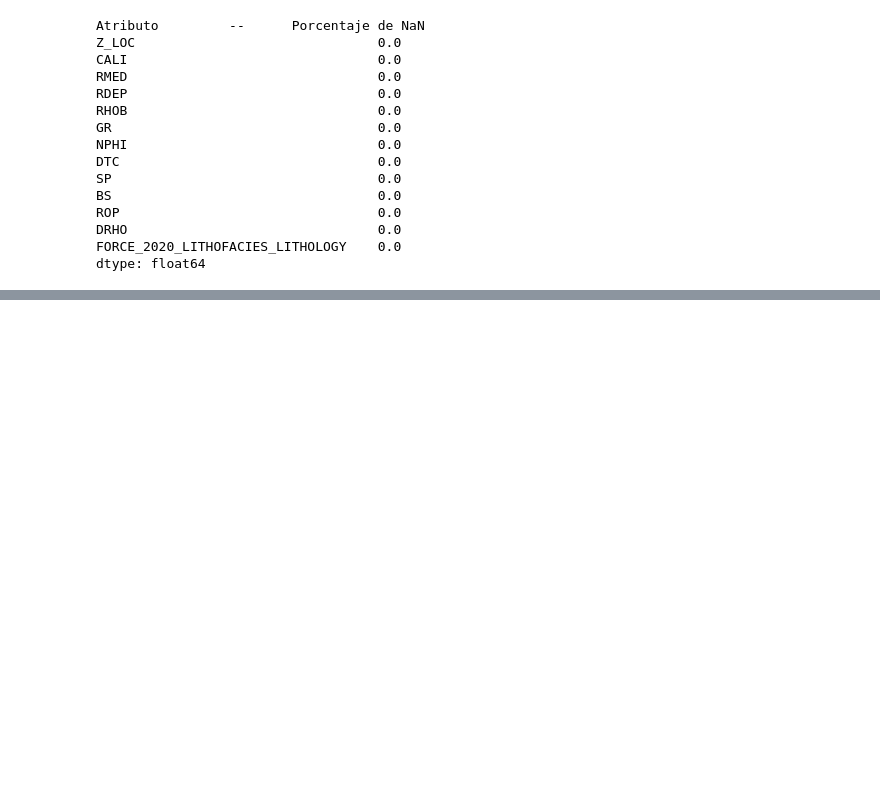
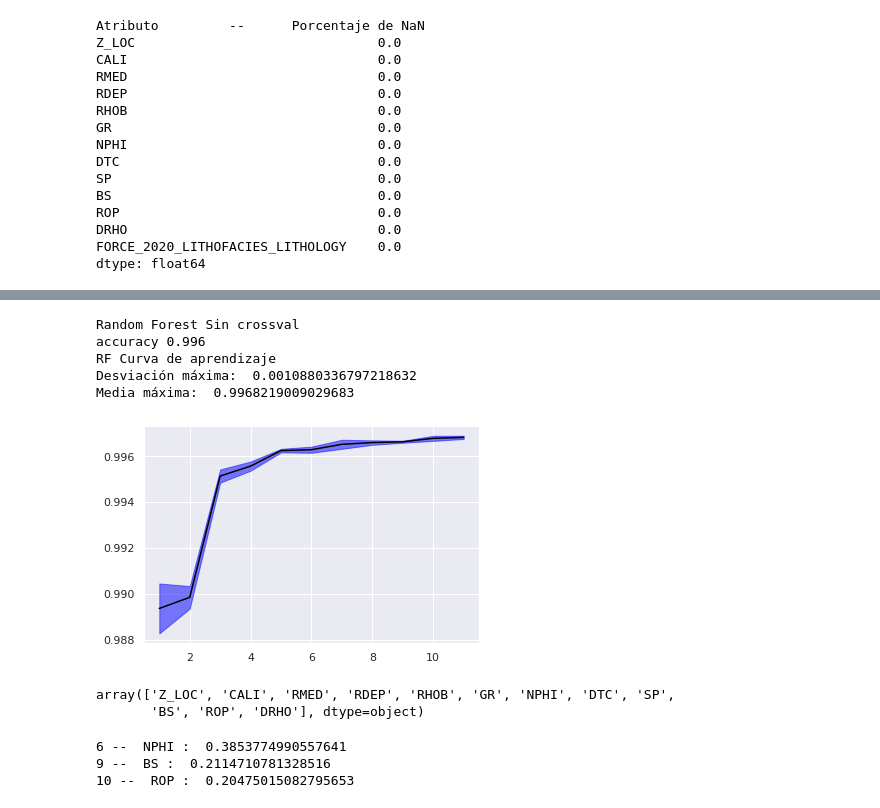
Before and after one commit to wDavid98/AI-Lithologies-Classification, a Jupyter notebook: Proyecto.ipynb, the cells around one changed output, grey strips where cells are left out. Drawn from its saved outputs; the diff is of its cells as text; code cells hidden in the pictures; blank space fills up the shorter version.

```diff
--- a/Proyecto.ipynb
+++ b/Proyecto.ipynb
@@ -320,0 +351,43 @@ Decision Tree con crossval
+# %%
+#@title
+## Random Forest
+from sklearn.ensemble import RandomForestClassifier
+from sklearn.model_selection import cross_val_score
+
+print("Random Forest Sin crossval")
+est = RandomForestClassifier(n_estimators=5)
+est.fit(X_train,y_train)
+predict = est.predict(X_test)
+acc = accuracy_score(y_test,predict)
+print("accuracy %.3f"%acc)
+
+scores = []
+stds = []
+estimators = range(1,12,1)
+print("RF Curva de aprendizaje")
+for i in estimators:
+  est = RandomForestClassifier(n_estimators=i)
+  s = cross_val_score(est, X, y, cv=KFold(4, shuffle=True), scoring=make_scorer(accuracy_score))
+  scores.append(np.mean(s))
+  stds.append(np.std(s))
+
+scores = np.r_[scores]
+stds  = np.r_[stds]
+print("Desviación máxima: ",np.max(stds))
+print("Media máxima: ",np.max(scores))
+plt.plot(estimators, scores,label="mean", color="black")
+plt.fill_between(estimators, scores-stds, scores+stds, color="blue", alpha=.5, label="std")
+plt.show()
+# %% [output]
+Random Forest Sin crossval
+accuracy 0.996
+RF Curva de aprendizaje
+Desviación máxima:  0.0010880336797218632
+Media máxima:  0.9968219009029683
+[figure, added]
+# %%
+atrr = np.array(X_train.columns)
+atrr
+# %% [output]
+array(['Z_LOC', 'CALI', 'RMED', 'RDEP', 'RHOB', 'GR', 'NPHI', 'DTC', 'SP',
+       'BS', 'ROP', 'DRHO'], dtype=object)
@@ -320,0 +402,9 @@ Decision Tree con crossval
+# %%
+atrr = np.array(X_train.columns)
+for i in range(len(atrr)):
+  if features[i]>0.1:
+    print(i,"-- ",atrr[i],": ",features[i])
+# %% [output]
+6 --  NPHI :  0.3853774990557641
+9 --  BS :  0.2114710781328516
+10 --  ROP :  0.20475015082795653
```
Also changed, not shown: parts of 30 cells of this notebook, 2 other files.
